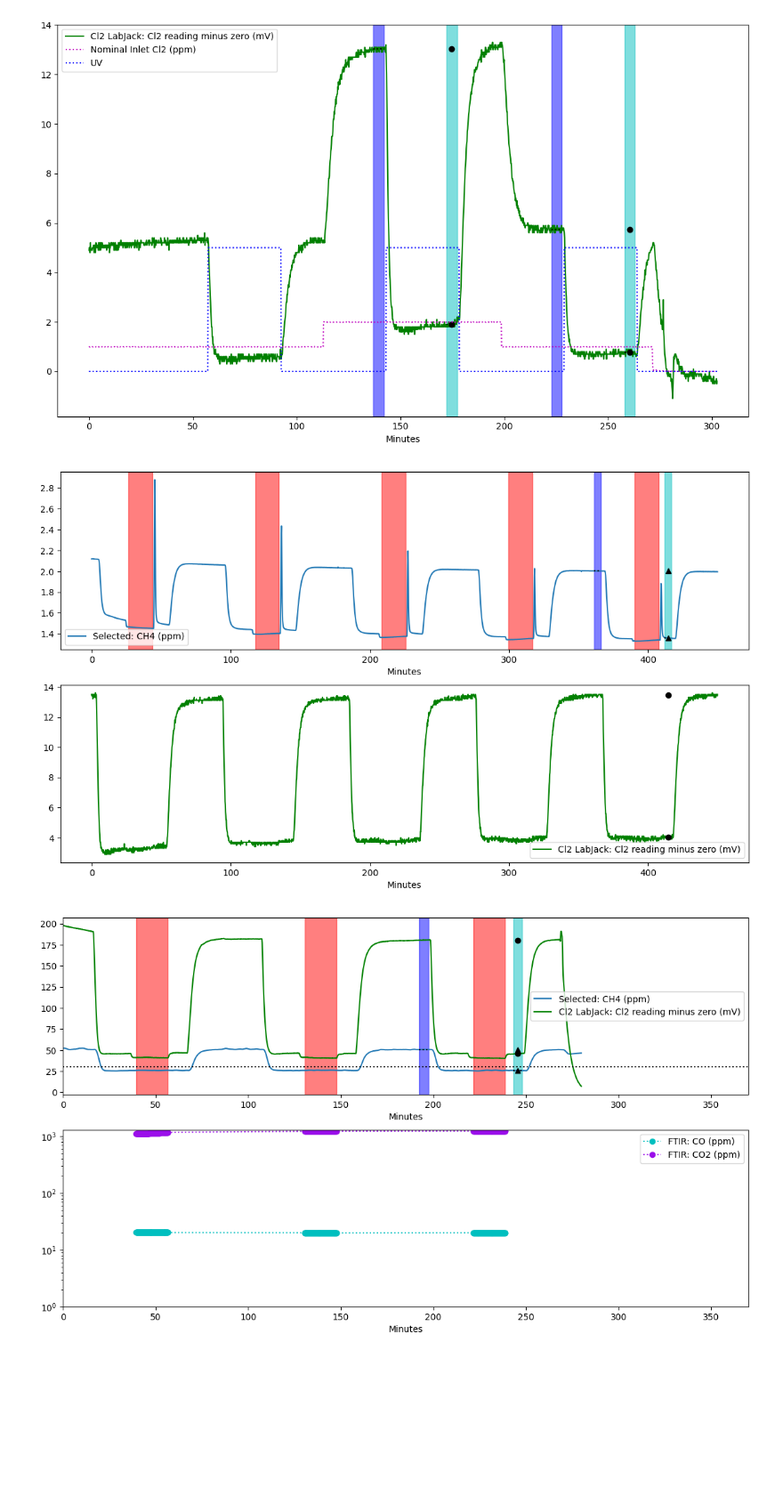
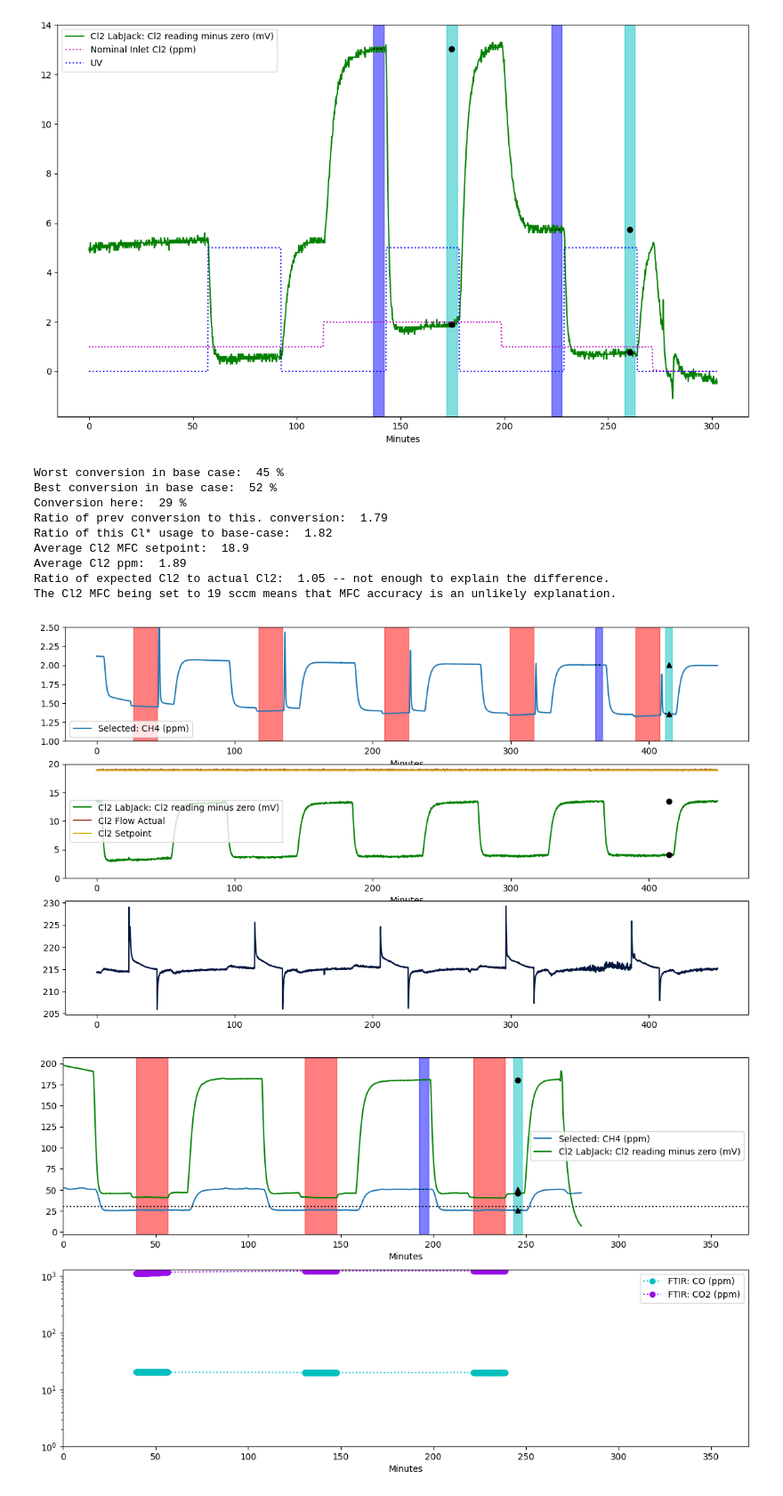
Before and after one commit to richardsrandall/Fall-2024-Cl2, a Jupyter notebook: 01-06_Final Trials Campaigns/01_06_process_cl2_data.ipynb, the cells around one changed output. Shown at 89% size. Cells and saved outputs as stored; diff of their text form; code cells hidden in the pictures; blank space fills up the shorter version.

```diff
--- a/01-06_Final Trials Campaigns/01_06_process_cl2_data.ipynb
+++ b/01-06_Final Trials Campaigns/01_06_process_cl2_data.ipynb
@@ -151,35 +151,66 @@ importlib.reload(process_cl2)
 current_experiment = '01-31-25 Realistic AMR'
 rf.dump_experiment(current_experiment)
 data[current_experiment]['Cl2 LabJack: Cl2 reading minus zero (mV)'] = subtract_cl2_zero(data[current_experiment]['Cl2 LabJack: Cl2 Node A (mV)'])
 data[current_experiment]['Selected: CH4 (ppm)'] = data[current_experiment]['Picarro: CH4 (ppm)']
 
 # Prep the plot region
-(fig, axs) = plt.subplots(nrows=2,figsize=(14,8),sharex=True)
+(fig, axs) = plt.subplots(nrows=3,figsize=(14,8),sharex=True)
 
 # Process the bypass periods
 rf.set_tags('UV_distance_conv=50')
 rf.isolate_bypass_periods(current_experiment)
 # Process the CH4
 rf.set_setup_values(which_field='Selected: CH4 (ppm)')
 rf.autofind_removal(current_experiment,start_time=350,end_time=500,correct_drift=True)
 rf.plot_baseline_and_samples(current_experiment,which_field='Selected: CH4 (ppm)',color='C0',ax=axs[0],marker='^',do_shading=True)
 # Get the Cl2 data
 rf.set_setup_values(which_field='Cl2 LabJack: Cl2 reading minus zero (mV)')
 rf.autofind_removal(current_experiment,start_time=350,end_time=500,correct_drift=False)
 rf.plot_baseline_and_samples(current_experiment,which_field='Cl2 LabJack: Cl2 reading minus zero (mV)',color='g',marker='o',ax=axs[1],do_shading=False)
 #axs[0].plot(data[current_experiment]['Minutes'],data[current_experiment]['FTIR: CO2 (ppm)'],color='xkcd:violet',label='CO2')
 axs[0].legend()
 
 #print(rf.translate_tags("UV_distance_conv=50; dummy='whatever'")['UV_distance_conv'])
 #axs[0].set_xlim(0,370)
 
+# Something funny is afoot here -- normally, we'd expect
+print("Worst conversion in base case: ",round(100*(1-16/29)),"%")
+print("Best conversion in base case: ",round(100*(1-14/29)),"%")
+print("Conversion here: ",round(100*(1-1.5/2.1)),"%")
+print("Ratio of prev conversion to this. conversion: ",round(52/29,2))
+print("Ratio of this Cl* usage to base-case: ",round(5/2.75,2))
+
+cd = data[current_experiment]
+axs[1].plot(cd['Minutes'],cd['Cl2 MFC: Actual Flow'],color='xkcd:brick',label='Cl2 Flow Actual')
+axs[1].plot(cd['Minutes'],cd['Cl2 MFC: Device Setpoint'],color='xkcd:mustard',label='Cl2 Setpoint')
+axs[1].legend()
+cl2_flow_avg = np.average(cd['Cl2 MFC: Device Setpoint'])
+print("Average Cl2 MFC setpoint: ",round(cl2_flow_avg,1))
+cl2_conc_avg = 20*cl2_flow_avg/200 # Why was this set to 19 and not 20? Unclear...
+print("Average Cl2 ppm: ",round(cl2_conc_avg,2))
+
+axs[2].plot(cd['Minutes'],cd['MFM: Actual Flow'],color='xkcd:navy',label='Cl2 Setpoint')
+print("Ratio of expected Cl2 to actual Cl2: ",round(20/19,2),"-- not enough to explain the difference.")
+print("The Cl2 MFC being set to 19 sccm means that MFC accuracy is an unlikely explanation.")
+
 #axs[1].set_ylim(0,40)
 axs[1].xaxis.set_tick_params(labelbottom=True)
 axs[1].set_xlabel("Minutes")
+axs[0].set_ylim(1,2.5)
+axs[1].set_ylim(0,20)
 
 pass
 # %% [output]
+Worst conversion in base case:  45 %
+Best conversion in base case:  52 %
+Conversion here:  29 %
+Ratio of prev conversion to this. conversion:  1.79
+Ratio of this Cl* usage to base-case:  1.82
+Average Cl2 MFC setpoint:  18.9
+Average Cl2 ppm:  1.89
+Ratio of expected Cl2 to actual Cl2:  1.05 -- not enough to explain the difference.
+The Cl2 MFC being set to 19 sccm means that MFC accuracy is an unlikely explanation.
-[figure, old version]
+[figure, new version]
 # %%
 importlib.reload(process_cl2)
 current_experiment = '02-10-25 Realistic Barn'
```
Also changed, not shown: 7 other files.
